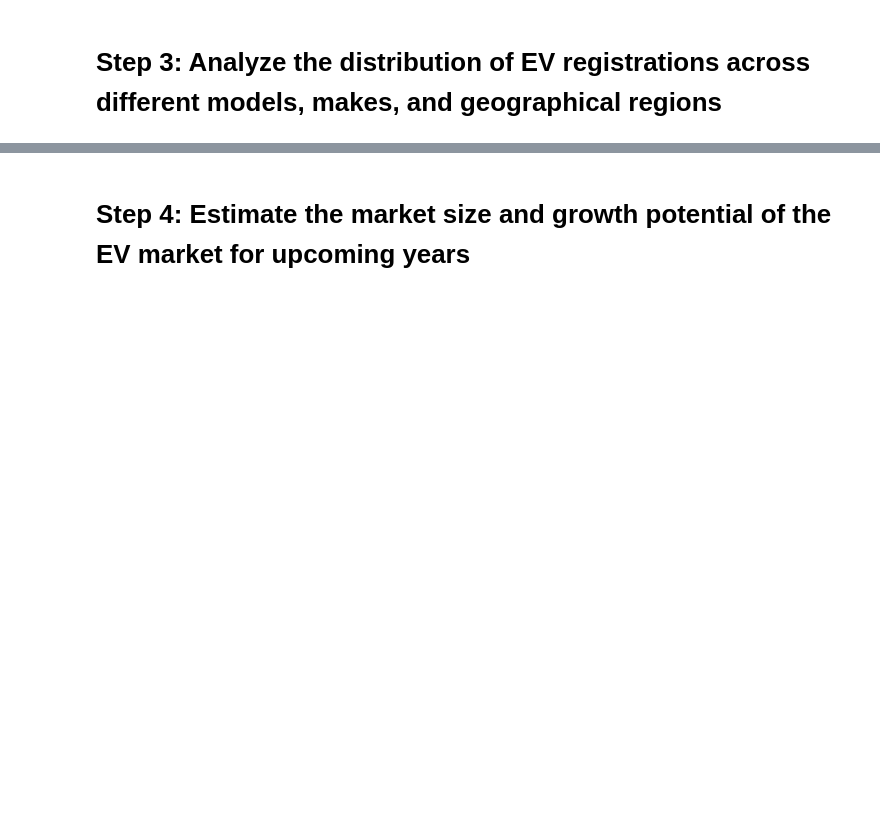
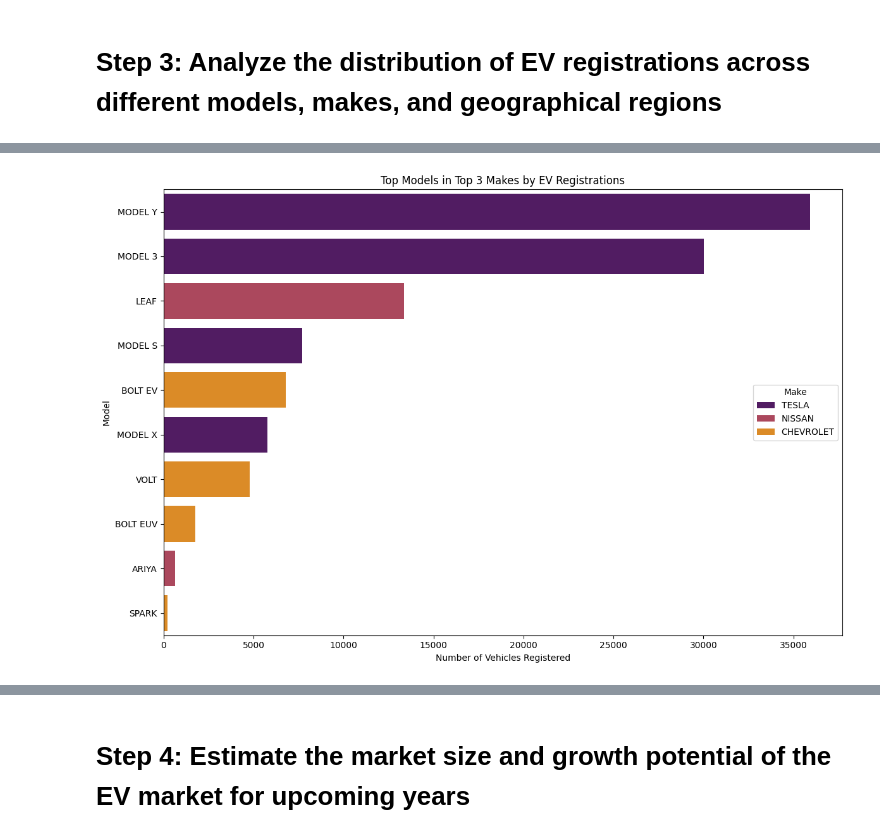
Before and after one commit to jeongseoho/ev-market, a Jupyter notebook: evmarket.ipynb, the cells around one changed output, grey strips where cells are left out. Cells and saved outputs as stored; diff of their text form; code cells hidden in the pictures; blank space fills up the shorter version.

```diff
--- a/evmarket.ipynb
+++ b/evmarket.ipynb
@@ -211,0 +230,23 @@ plt.show()
+# %%
+top3_makes = make_dist.head(3).index
+
+# Filter the dataset for these top manufacturers
+top_makes_data = ev_data[ev_data['Make'].isin(top3_makes)]
+
+# Analyze the popularity of EV models within these top manufacturers
+model_dist_top3_makes = top_makes_data.groupby(['Make', 'Model']).size().sort_values(ascending=False).reset_index(name='Number of Vehicles')
+# %%
+# Visualize the top 10 models across these manufacturers
+
+top_models = model_dist_top3_makes.head(10)
+
+plt.figure(figsize=(12, 8))
+sns.barplot(x='Number of Vehicles', y='Model', data=top_models, hue='Make', palette="inferno", dodge=False)
+plt.title('Top Models in Top 3 Makes by EV Registrations')
+plt.xlabel('Number of Vehicles Registered')
+plt.ylabel('Model')
+plt.legend(title='Make', loc='center right')
+plt.tight_layout()
+plt.show()
+# %% [output]
+[figure, added]
```
Also changed, not shown: parts of 12 cells of this notebook.
